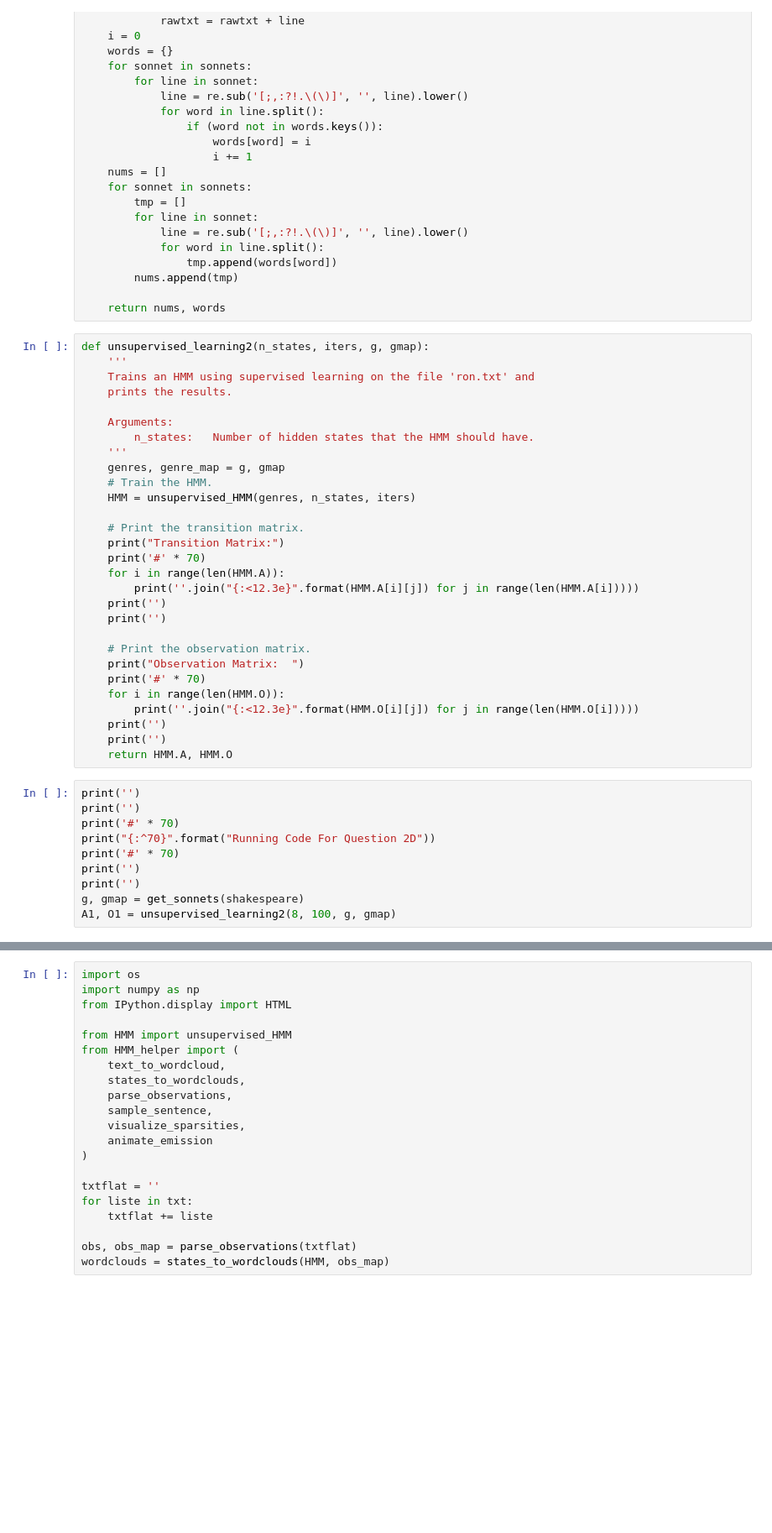
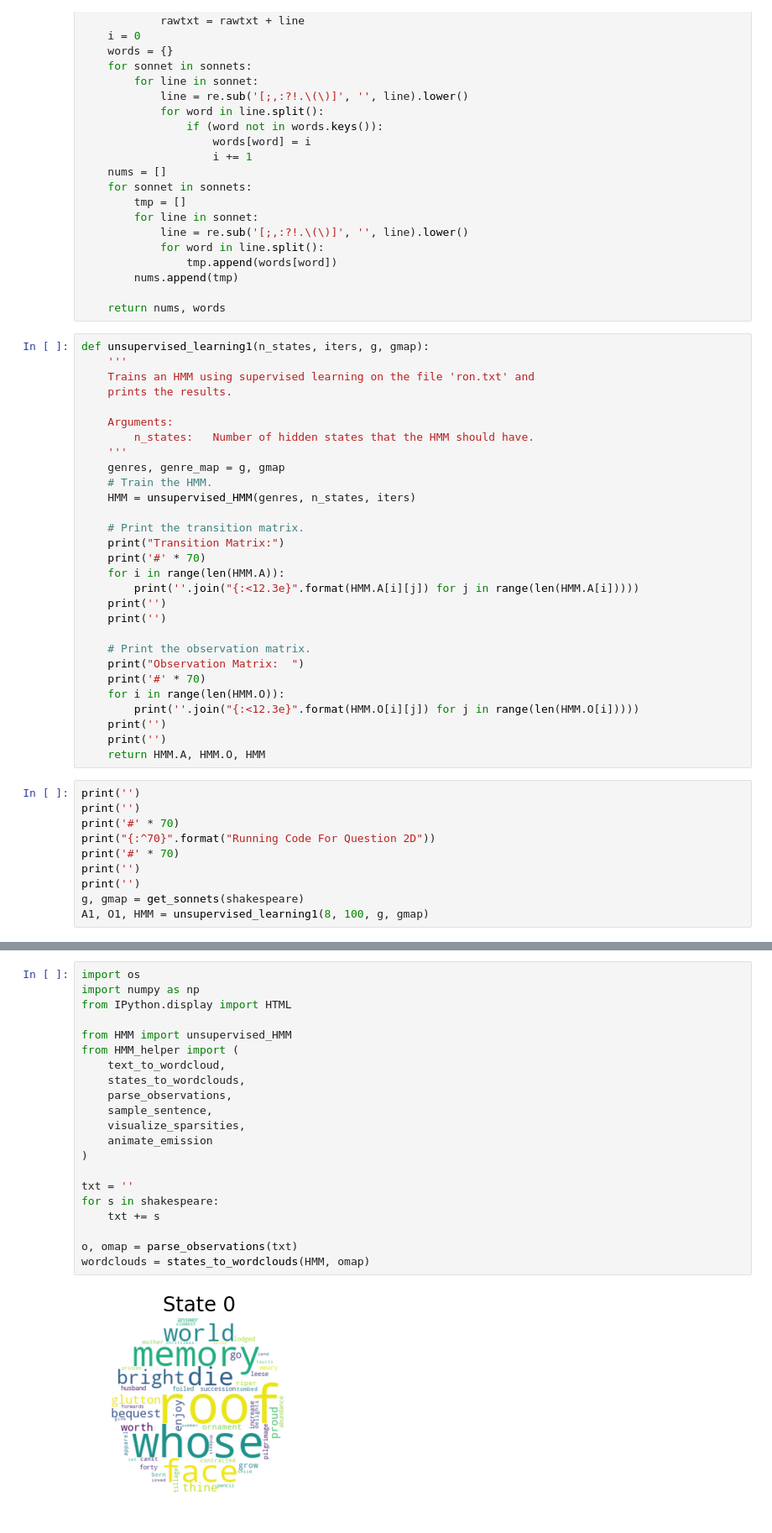
Before and after one commit to jenyu7/cs155-miniproject3, a Jupyter notebook: HMM.ipynb, the cells around one changed output, grey strips where cells are left out. Shown at 84% size. Saved outputs shown, nothing was run; the diff lists cells and outputs as text; blank space fills up the shorter version.

```diff
--- a/HMM.ipynb
+++ b/HMM.ipynb
@@ -49,7 +49,7 @@ def get_sonnets(txt):
 
     return nums, words
 # %%
-def unsupervised_learning2(n_states, iters, g, gmap):
+def unsupervised_learning1(n_states, iters, g, gmap):
     '''
     Trains an HMM using supervised learning on the file 'ron.txt' and
     prints the results.
@@ -76,7 +76,7 @@ def unsupervised_learning2(n_states, iters, g, gmap):
         print(''.join("{:<12.3e}".format(HMM.O[i][j]) for j in range(len(HMM.O[i]))))
     print('')
     print('')
-    return HMM.A, HMM.O
+    return HMM.A, HMM.O, HMM
 # %%
 print('')
 print('')
@@ -86,7 +86,7 @@ print('#' * 70)
 print('')
 print('')
 g, gmap = get_sonnets(shakespeare)
-A1, O1 = unsupervised_learning2(8, 100, g, gmap)
+A1, O1, HMM = unsupervised_learning1(8, 100, g, gmap)
 # %% [output]
 ######################################################################
                      Running Code For Question 2D
@@ -324,21 +324,23 @@ the mine that bear did make sequent change time watch
 # %%
 import os
 import numpy as np
 from IPython.display import HTML
 
 from HMM import unsupervised_HMM
 from HMM_helper import (
     text_to_wordcloud,
     states_to_wordclouds,
     parse_observations,
     sample_sentence,
     visualize_sparsities,
     animate_emission
 )
 
-txtflat = ''
-for liste in txt:
-    txtflat += liste
+txt = ''
+for s in shakespeare:
+    txt += s
 
-obs, obs_map = parse_observations(txtflat)
-wordclouds = states_to_wordclouds(HMM, obs_map)
+o, omap = parse_observations(txt)
+wordclouds = states_to_wordclouds(HMM, omap)
+# %% [output]
+[figure, added]
```
Also changed, not shown: parts of 8 cells of this notebook, 2 other files.
